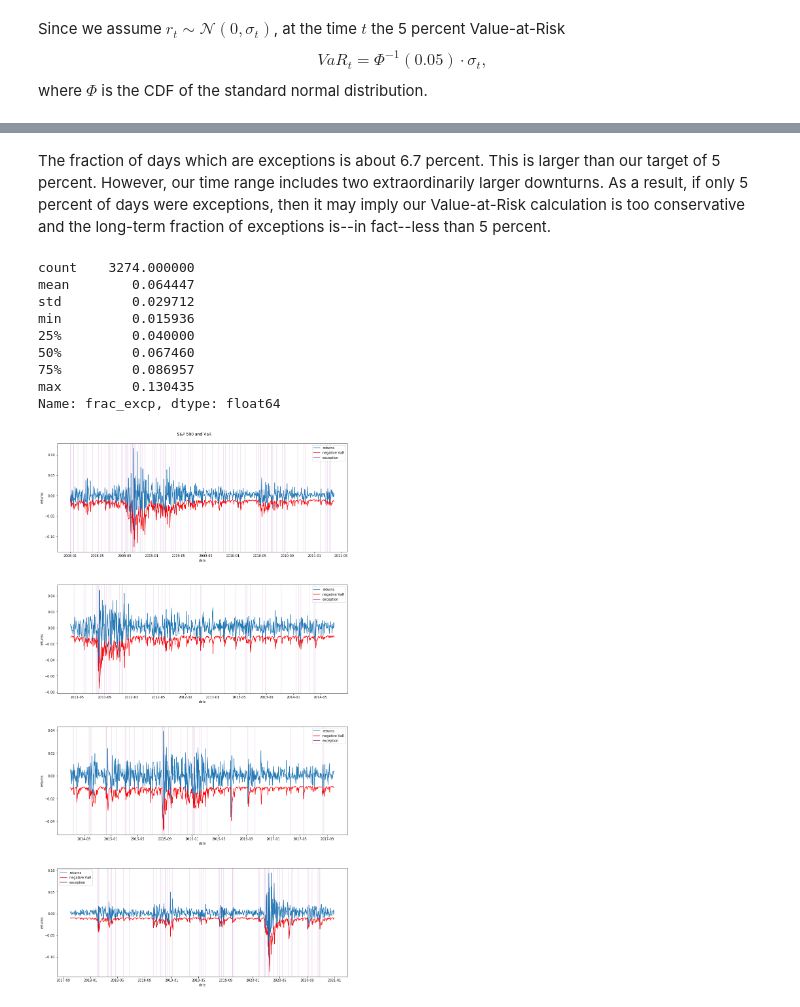
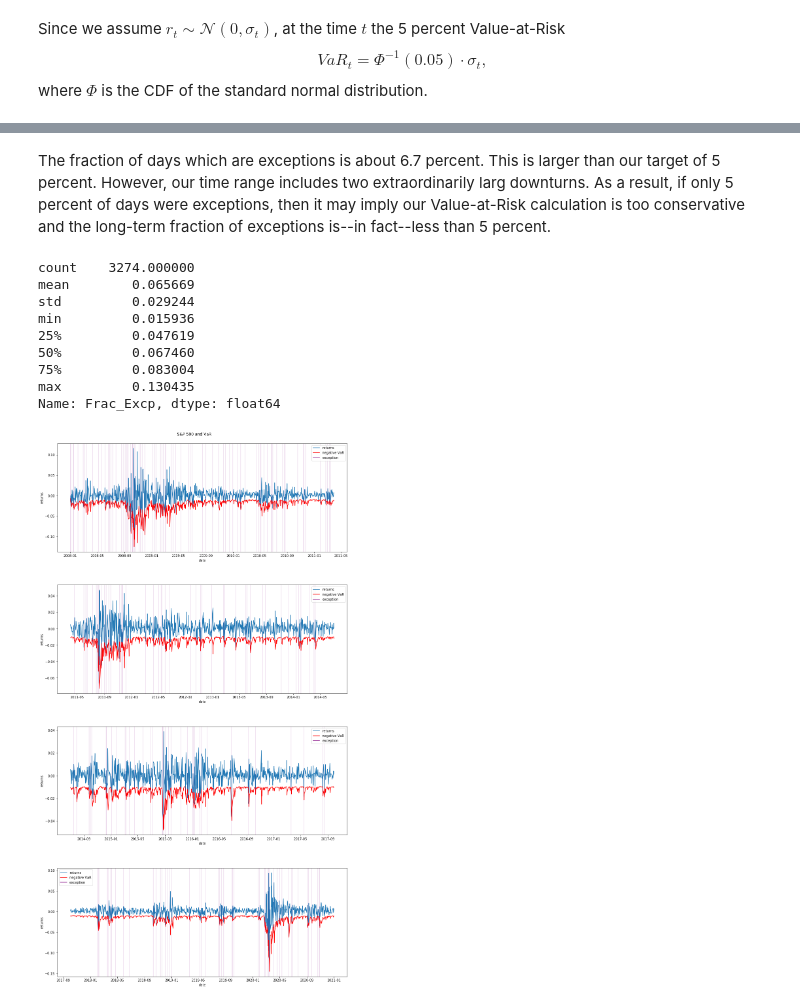
Before and after one commit to charlesrambo/risk_management, a Jupyter notebook: GARCH.ipynb, the cells around one changed output, grey strips where cells are left out. Cells and saved outputs as stored; diff of their text form; code cells hidden in the pictures.

```diff
--- a/GARCH.ipynb
+++ b/GARCH.ipynb
@@ -46,11 +45,8 @@ sp500 = sp500[['Date', 'Ret']]
 # Fill missing values with 0
 sp500['Ret'] = sp500['Ret'].fillna(0)
 
-# Create year column
-sp500['year'] = sp500['Date'].dt.year
-
 # Only consider observations from the year 2008 to 2020, inclusive
-sp500 = sp500.loc[(sp500['year'] >= 2008) & (sp500['year'] < 2021), :].reset_index(drop = True)
+sp500 = sp500.loc[(sp500['Date'].dt.year >= 2008) & (sp500['Date'].dt.year < 2021), :].reset_index(drop = True)
 
 sp500.head()
 # %% [output]
@@ -140,4 +137,4 @@ Z = stats.norm.ppf(0.05)
 sp500['VaR'] = 0 - Z * sp500['VaR']
 
 # Obtain days when there is an exception
-sp500['exception'] = 0 - sp500['VaR'] > sp500['Ret']
+sp500['Exception'] = 0 - sp500['VaR'] > sp500['Ret']
@@ -253,47 +141,47 @@ See the caveats in the documentation: https://pandas.pydata.org/pandas-docs/stab
 # %% [markdown]
-The fraction of days which are exceptions is about 6.7 percent. This is larger than our target of 5 percent. However, our time range includes two extraordinarily larger downturns. As a result, if only 5 percent of days were exceptions, then it may imply our Value-at-Risk calculation is too conservative and the long-term fraction of exceptions is--in fact--less than 5 percent.
+The fraction of days which are exceptions is about 6.7 percent. This is larger than our target of 5 percent. However, our time range includes two extraordinarily larg downturns. As a result, if only 5 percent of days were exceptions, then it may imply our Value-at-Risk calculation is too conservative and the long-term fraction of exceptions is--in fact--less than 5 percent.
 # %%
-sp500['frac_excp'] = sp500.groupby('year')['exception'].transform('mean')
+sp500['Frac_Excp'] = sp500.groupby(sp500['Date'].dt.year)['exception'].transform('mean')
 
-sp500['frac_excp'].describe()
+sp500['Frac_Excp'].describe()
 # %% [output]
 count    3274.000000
-mean        0.064447
-std         0.029712
+mean        0.065669
+std         0.029244
 min         0.015936
-25%         0.040000
+25%         0.047619
 50%         0.067460
-75%         0.086957
+75%         0.083004
 max         0.130435
-Name: frac_excp, dtype: float64
+Name: Frac_Excp, dtype: float64
 # %%
 # Number of rows
 k = 4
 
 # Plot returns
 n = len(sp500)/k
 
 fig, ax = plt.subplots(k, 1, figsize = (15,25))
 
 for i in range(k):
 
-    ax[i].plot(sp500.loc[(i * n):(i * n + n), 'Date'], sp500.loc[(i * n):(i * n + n), 'Ret'], label = 'returns')
-    ax[i].plot(sp500.loc[(i * n):(i * n + n), 'Date'], 0 - sp500.loc[(i * n):(i * n + n), 'VaR'], color = 'red',
+    ax[i].plot(sp500.loc[(i * n):(i * n + n - 1), 'Date'], sp500.loc[(i * n):(i * n + n - 1), 'Ret'], label = 'returns')
+    ax[i].plot(sp500.loc[(i * n):(i * n + n - 1), 'Date'], 0 - sp500.loc[(i * n):(i * n + n - 1), 'VaR'], color = 'red',
                label = 'negative VaR')
     ax[i].plot([], [], label = "exception", color = 'purple')
     ax[i].set_xlabel('date')
     ax[i].set_ylabel('returns')
     ax[i].legend()
 
     for j in range(int(i * n), int(i * n + n)):
 
         if sp500.loc[j, 'exception'] == True:
 
             ax[i].axvline(x = sp500.loc[j, 'Date'], color = 'purple', linewidth = 0.2)
 
 fig.suptitle('S&P 500 and VaR')
 plt.tight_layout(pad = 7)
 
 plt.show()
 # %% [output]
-[figure, old version]
+[figure, new version]
```
Also changed, not shown: parts of 5 cells of this notebook.
